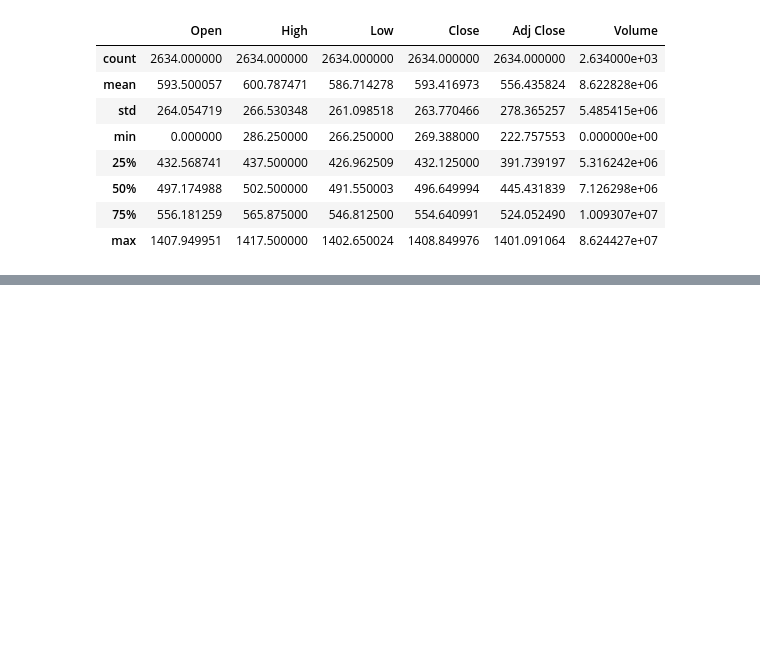
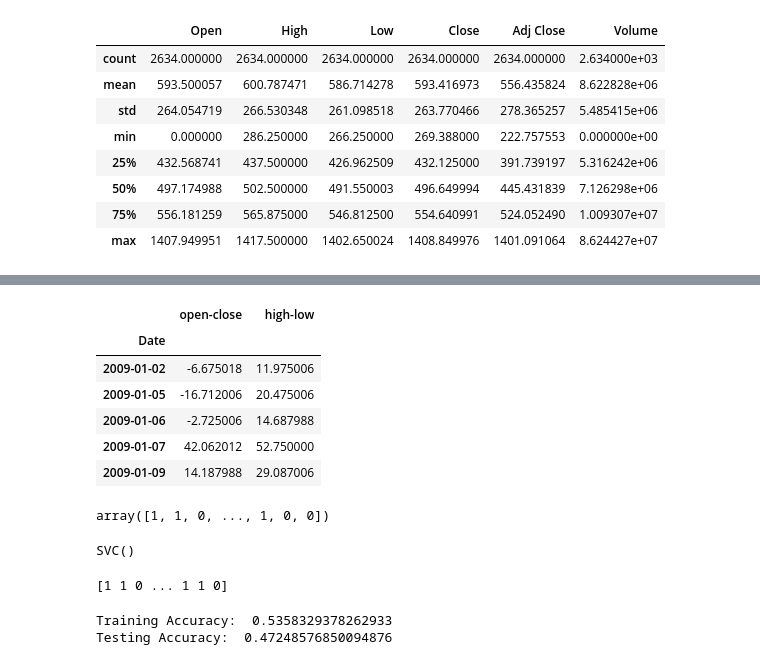
Before and after one commit to rizz045/Prediction-Of-Stock-Price-Direction-Using-SVM, a Jupyter notebook: Prediction Of Stock Price Direction Using SVM.ipynb, the cells around one changed output, grey strips where cells are left out. Drawn from its saved outputs; the diff is of its cells as text; code cells hidden in the pictures; blank space fills up the shorter version.

```diff
--- a/Prediction Of Stock Price Direction Using SVM.ipynb
+++ b/Prediction Of Stock Price Direction Using SVM.ipynb
@@ -78,0 +79,21 @@ Date
+# %%
+# Creating predictior variables
+df['open-close'] = df['Open'] - df['Close']
+df['high-low'] = df['High'] - df['Low']
+# %%
+# Feature extraction
+x = df[['open-close', 'high-low']]
+x.head()
+# %% [output]
+|  | open-close | high-low |
+| Date |  |  |
+| 2009-01-02 | -6.675018 | 11.975006 |
+| 2009-01-05 | -16.712006 | 20.475006 |
+| 2009-01-06 | -2.725006 | 14.687988 |
+| 2009-01-07 | 42.062012 | 52.750000 |
+| 2009-01-09 | 14.187988 | 29.087006 |
+# %%
+y = np.where(df['Close'].shift(-1) > df['Close'], 1, 0)
+y
+# %% [output]
+array([1, 1, 0, ..., 1, 0, 0])
@@ -78,0 +111,5 @@ Date
+# %%
+cls = SVC()
+cls.fit(x_train, y_train)
+# %% [output]
+SVC()
@@ -78,0 +118,11 @@ Date
+# %%
+print(y_train)
+# %% [output]
+[1 1 0 ... 1 1 0]
+# %%
+#model evaluation
+print("Training Accuracy: ",accuracy_score(y_train, cls.predict(x_train)))
+print("Testing Accuracy: ",accuracy_score(y_test, cls.predict(x_test)))
+# %% [output]
+Training Accuracy:  0.5358329378262933
+Testing Accuracy:  0.47248576850094876
```
Also changed, not shown: parts of 11 cells of this notebook.
